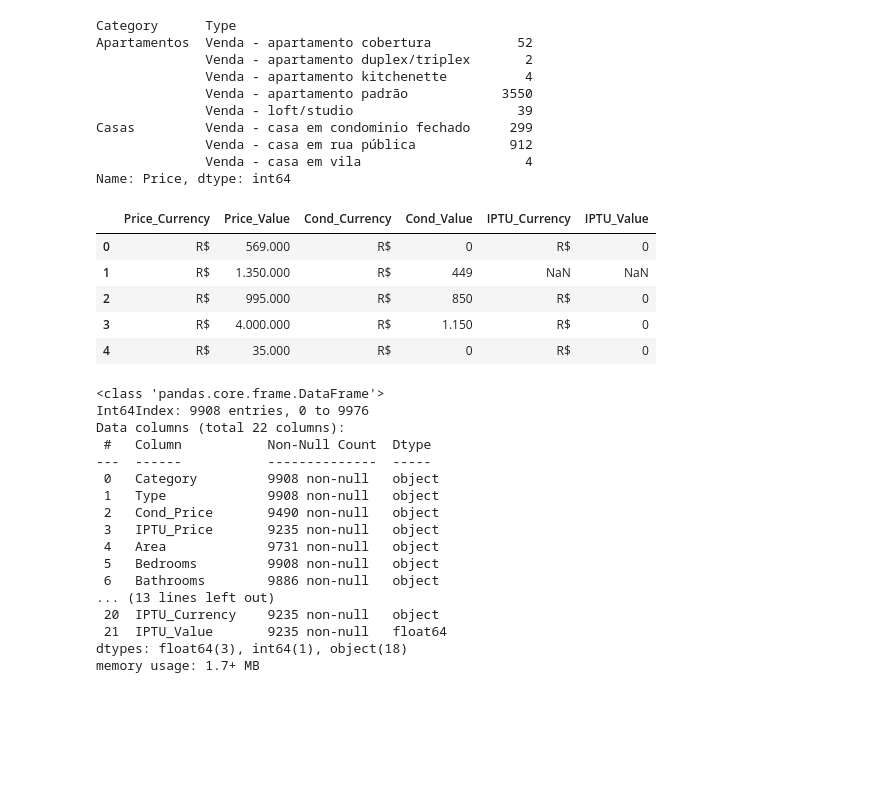
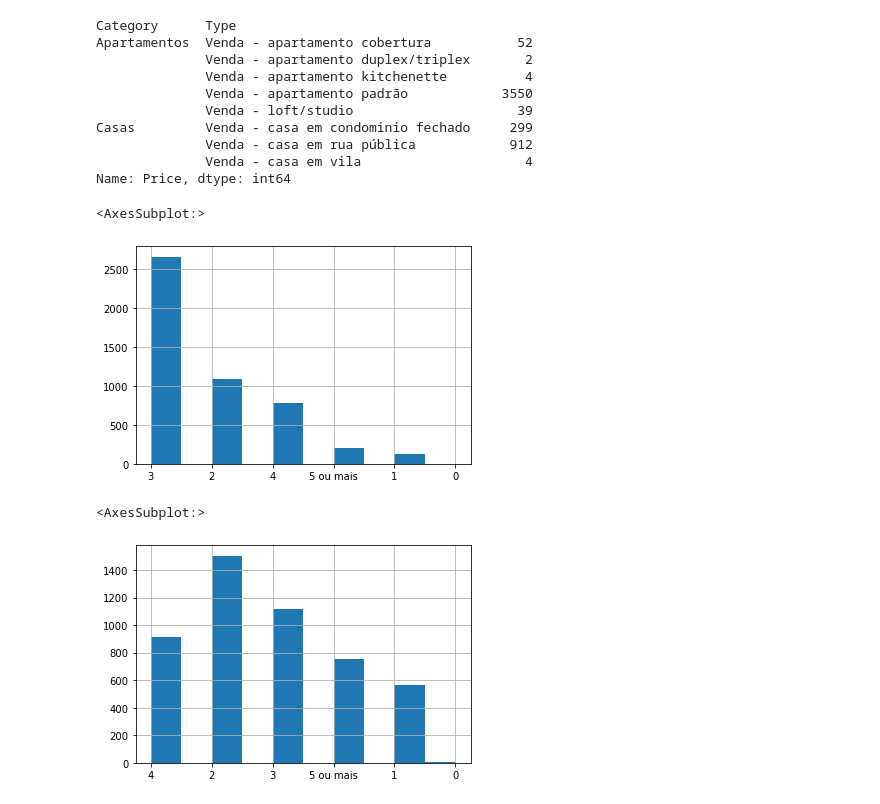
Before and after one commit to hinnecco/House_Data_Analysis, a Jupyter notebook: EDA - Fortaleza House.ipynb, the cells around one changed output. Cells and saved outputs as stored; diff of their text form; code cells hidden in the pictures; blank space fills up the shorter version.

```diff
--- a/EDA - Fortaleza House.ipynb
+++ b/EDA - Fortaleza House.ipynb
@@ -174,4 +670,10 @@ Casas         Venda - casa em condominio fechado     299
               Venda - casa em vila                     4
 Name: Price, dtype: int64
 # %%
-#So we can see the Type values in the Category 'Apartamentos' are different from the Type values in the category 'Casas' so for our analysis only the Type column is enough
+#So we can see the Type values in the Category 'Apartamentos' are different from the Type values in the category 'Casas'
+#so for future more deep analysis only the Type column is enogh
+#Lets check the values of Bedrooms, Bathrooms and Garage Columns
+df_Properties2.Bedrooms.hist()
+# %% [output]
+<AxesSubplot:>
+[figure, added]
@@ -183,9 +679,0 @@ df_Properties2[['IPTU_Currency','IPTU_Value']] = df_Properties2["IPTU_Price"].st
-# %%
-df_Properties2[['Price_Currency','Price_Value','Cond_Currency','Cond_Value','IPTU_Currency','IPTU_Value']].head()
-# %% [output]
-|  | Price_Currency | Price_Value | Cond_Currency | Cond_Value | IPTU_Currency | IPTU_Value |
-| 0 | R$ | 569.000 | R$ | 0 | R$ | 0 |
-| 1 | R$ | 1.350.000 | R$ | 449 | NaN | NaN |
-| 2 | R$ | 995.000 | R$ | 850 | R$ | 0 |
-| 3 | R$ | 4.000.000 | R$ | 1.150 | R$ | 0 |
-| 4 | R$ | 35.000 | R$ | 0 | R$ | 0 |
@@ -197,20 +679,0 @@ df_Properties2['IPTU_Value'] = pd.to_numeric(df_Properties2["IPTU_Value"].str.re
-# %%
-df_Properties2.info()
-# %% [output]
-<class 'pandas.core.frame.DataFrame'>
-Int64Index: 9908 entries, 0 to 9976
-Data columns (total 22 columns):
- #   Column           Non-Null Count  Dtype
----  ------           --------------  -----
- 0   Category         9908 non-null   object
- 1   Type             9908 non-null   object
- 2   Cond_Price       9490 non-null   object
- 3   IPTU_Price       9235 non-null   object
- 4   Area             9731 non-null   object
- 5   Bedrooms         9908 non-null   object
- 6   Bathrooms        9886 non-null   object
-... (13 lines left out)
- 20  IPTU_Currency    9235 non-null   object
- 21  IPTU_Value       9235 non-null   float64
-dtypes: float64(3), int64(1), object(18)
-memory usage: 1.7+ MB
@@ -219,0 +680,5 @@ df_Properties2["Area_value"] = pd.to_numeric(df_Properties2["Area"].str.replace(
+# %%
+df_Properties2.Bathrooms.hist()
+# %% [output]
+<AxesSubplot:>
+[figure, added]
```
Also changed, not shown: parts of 58 cells of this notebook.
